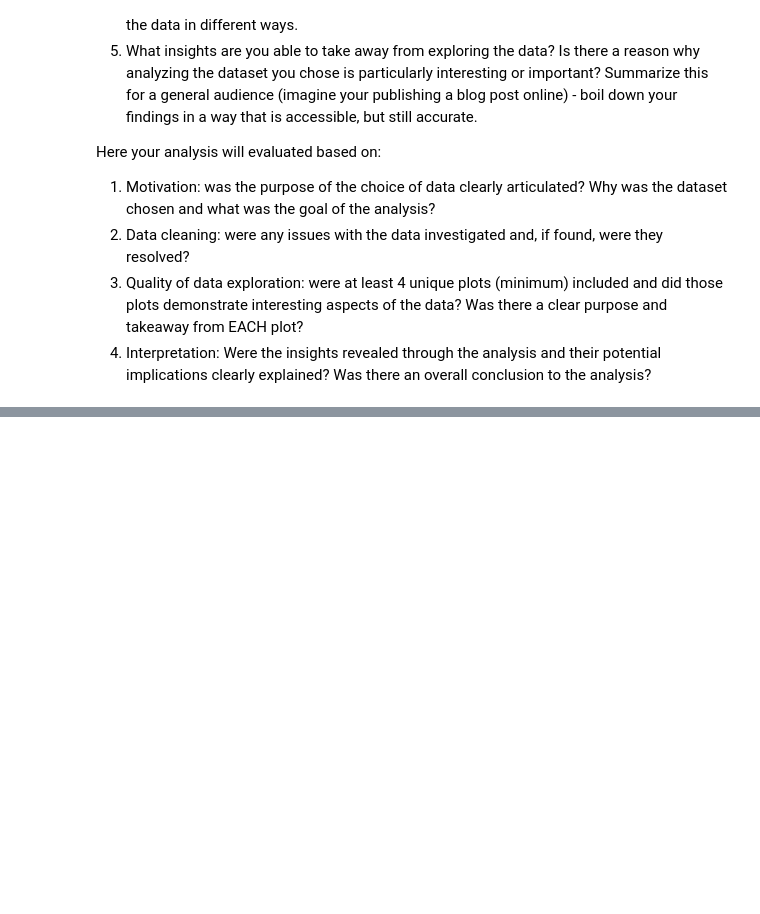
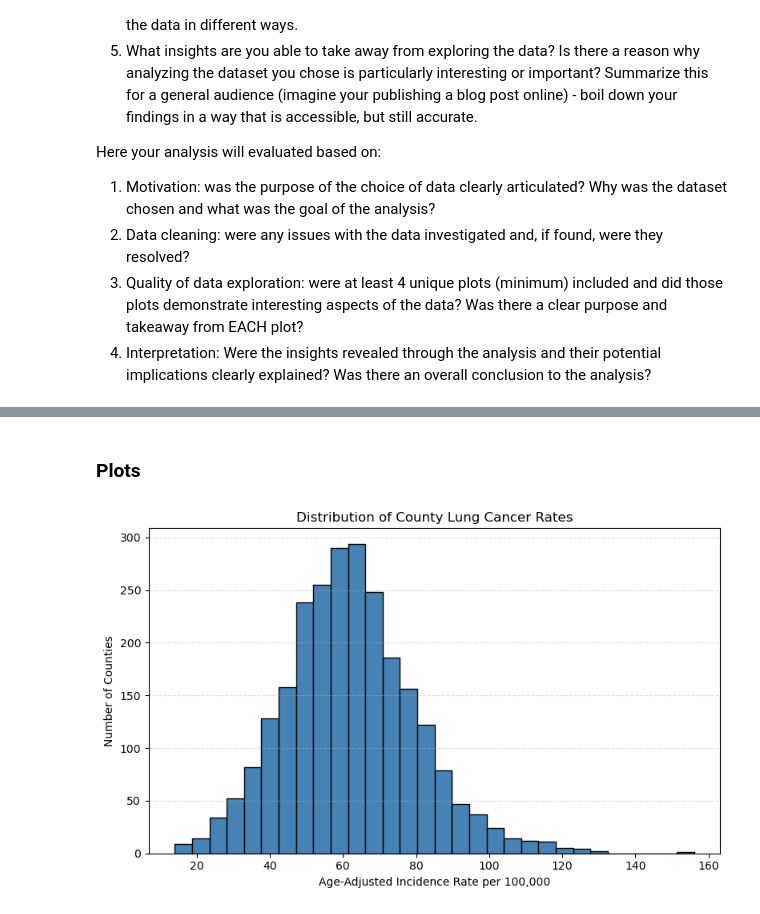
Before and after one commit to sarahbethea/csci547_ML, a Jupyter notebook: assignments/Assignment_1.ipynb, the cells around one changed output, grey strips where cells are left out. Saved outputs shown, nothing was run; the diff lists cells and outputs as text; code cells hidden in the pictures; blank space fills up the shorter version.

```diff
--- a/assignments/Assignment_1.ipynb
+++ b/assignments/Assignment_1.ipynb
@@ -572,0 +736,25 @@ Here your analysis will evaluated based on:
+# %%
+# Select only necessary columns, format column names, and merge into single dataframe
+cancer_for_merge = cancer[
+    ["FIPS", "County", "cancer_rate"]
+].rename(columns={"County": "county"})
+
+radon_for_merge = radon[
+    ["FIPS", "State", "radon_level"]
+].rename(columns={"State": "state"})
+
+
+# Using how="inner" here indicates inner join, which keeps only counties that have data in both datasets
+combined = pd.merge(
+    cancer_for_merge,
+    radon_for_merge,
+    on="FIPS",
+    how="inner",
+    validate="one_to_one"
+)
+
+print("Cancer rows:", len(cancer_for_merge))
+print("Radon rows:", len(radon_for_merge))
+print("Merged rows:", len(combined))
+
+display(combined.head())
@@ -572,0 +771,22 @@ Here your analysis will evaluated based on:
+# %% [markdown]
+### Plots
+# %%
+# Cancer rate histogram
+
+plt.figure(figsize=(8, 5))
+
+plt.hist(
+    combined["cancer_rate"],
+    bins=30,
+    color="steelblue",
+    edgecolor="black"
+)
+
+plt.title("Distribution of County Lung Cancer Rates")
+plt.xlabel("Age-Adjusted Incidence Rate per 100,000")
+plt.ylabel("Number of Counties")
+plt.grid(axis="y", linestyle="--", alpha=0.4)
+plt.tight_layout()
+plt.show()
+# %% [output]
+[figure, added]
```
Also changed, not shown: parts of 16 cells of this notebook, 2 other files.
